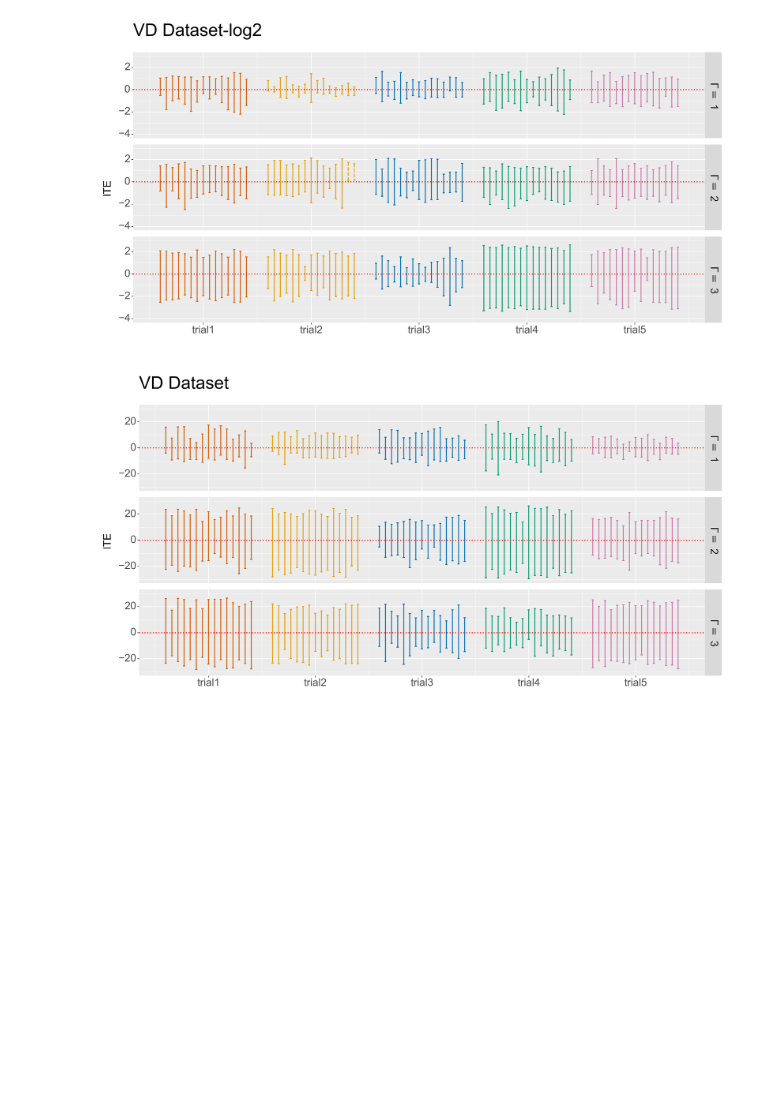
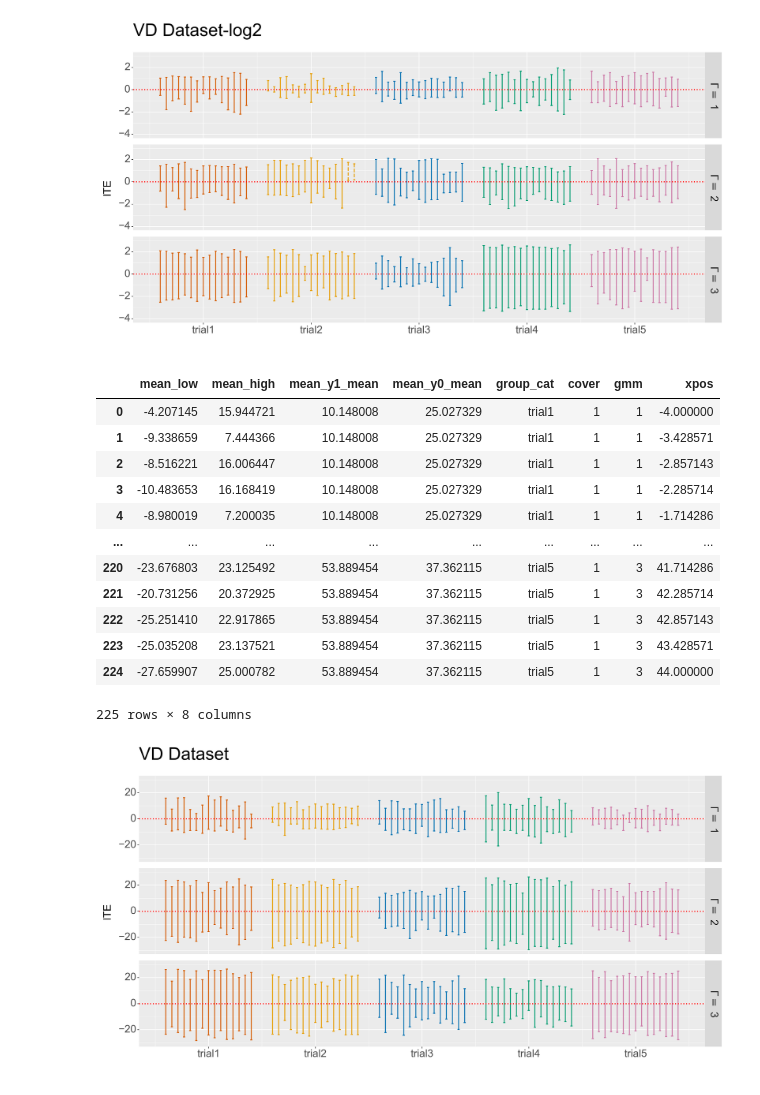
Before and after one commit to NaCloudy/Conformal-ITE, a Jupyter notebook: code/plot_figures/ITE_plot.ipynb, the cells around one changed output. Drawn from its saved outputs; the diff is of its cells as text; code cells hidden in the pictures; blank space fills up the shorter version.

```diff
--- a/code/plot_figures/ITE_plot.ipynb
+++ b/code/plot_figures/ITE_plot.ipynb
@@ -89,7 +89,7 @@ def process_for_plot(path, alpha, gmm1, gmm2, gmm3, nplot, rr):
   # 将li和li2和li3合并
   li = pd.concat([li, li2, li3], axis=0, ignore_index=True)
 
-  return li
+  return li,labelpos
 # %%
 # # 循环读取文件夹下所有csv文件
 # path = r'../results/ITE/VD-log2/'
@@ -243,7 +243,23 @@ ggplot.draw(p)
 # %% [output]
 [figure]
 # %%
-VD = process_for_plot(r'../results/ITE/VD/', 0.2, 1, 2, 3, 15, 5)
+VD,labelpos = process_for_plot(r'../results/ITE/VD/', 0.2, 1, 2, 3, 15, 5)
+# %%
+VD
+# %% [output]
+|  | mean_low | mean_high | mean_y1_mean | mean_y0_mean | group_cat | cover | gmm | xpos |
+| 0 | -4.207145 | 15.944721 | 10.148008 | 25.027329 | trial1 | 1 | 1 | -4.000000 |
+| 1 | -9.338659 | 7.444366 | 10.148008 | 25.027329 | trial1 | 1 | 1 | -3.428571 |
+| 2 | -8.516221 | 16.006447 | 10.148008 | 25.027329 | trial1 | 1 | 1 | -2.857143 |
+| 3 | -10.483653 | 16.168419 | 10.148008 | 25.027329 | trial1 | 1 | 1 | -2.285714 |
+| 4 | -8.980019 | 7.200035 | 10.148008 | 25.027329 | trial1 | 1 | 1 | -1.714286 |
+| ... | ... | ... | ... | ... | ... | ... | ... | ... |
+| 220 | -23.676803 | 23.125492 | 53.889454 | 37.362115 | trial5 | 1 | 3 | 41.714286 |
+| 221 | -20.731256 | 20.372925 | 53.889454 | 37.362115 | trial5 | 1 | 3 | 42.285714 |
+| 222 | -25.251410 | 22.917865 | 53.889454 | 37.362115 | trial5 | 1 | 3 | 42.857143 |
+| 223 | -25.035208 | 23.137521 | 53.889454 | 37.362115 | trial5 | 1 | 3 | 43.428571 |
+| 224 | -27.659907 | 25.000782 | 53.889454 | 37.362115 | trial5 | 1 | 3 | 44.000000 |
+225 rows × 8 columns
 # %%
 #####三个gamma的ITE
 p = ggplot(VD,aes(x='xpos', color='group_cat',linetype='cover')) + \
```
Also changed, not shown: parts of 1 cell of this notebook, 24 other files.
